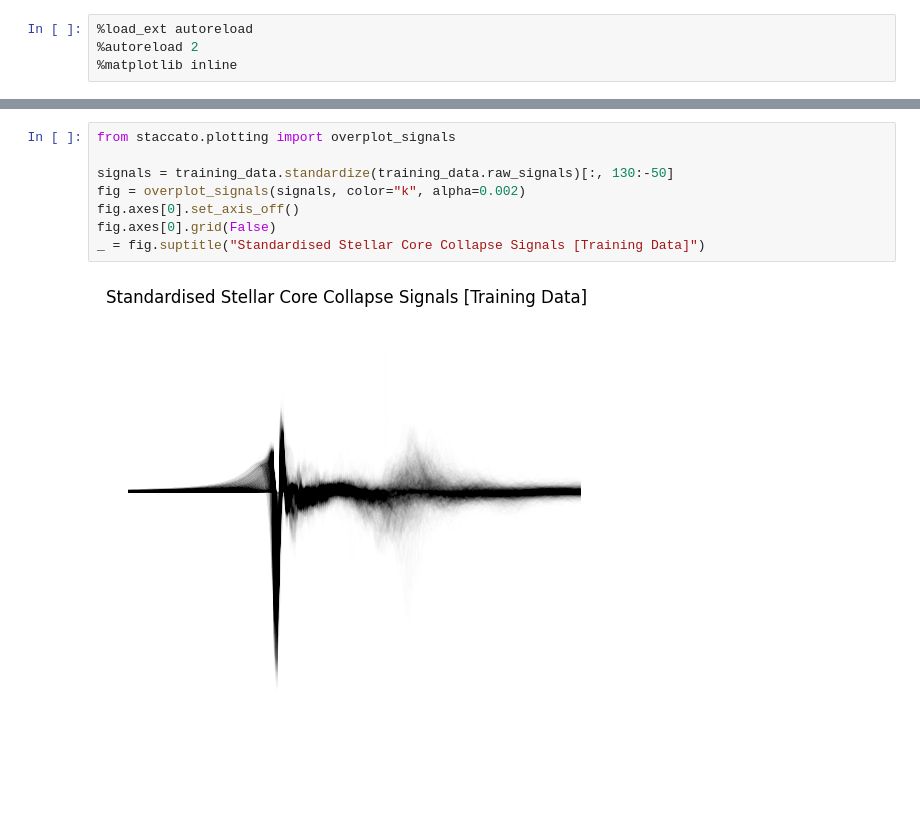
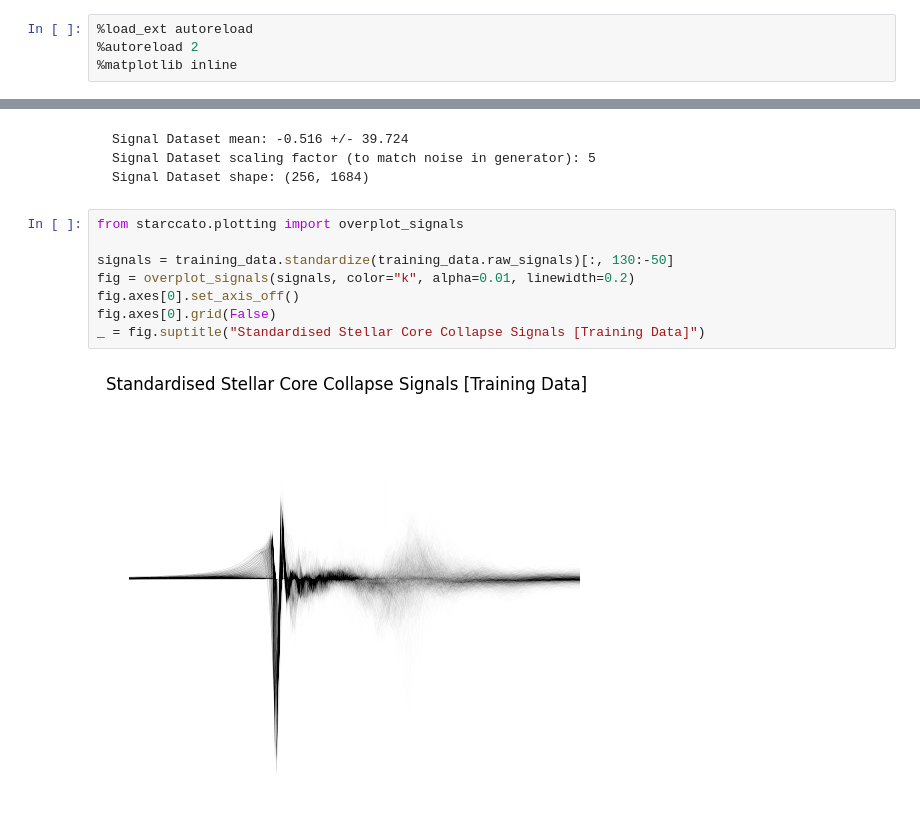
Before and after one commit to starccato/starccato, a Jupyter notebook: docs/training.ipynb, the cells around one changed output, grey strips where cells are left out. Cells and saved outputs as stored; diff of their text form; blank space fills up the shorter version.

````diff
--- a/docs/training.ipynb
+++ b/docs/training.ipynb
@@ -20,11 +21,17 @@ Signal Dataset shape: (256, 1684)
+# %% [markdown]
+```
+Signal Dataset mean: -0.516 +/- 39.724
+Signal Dataset scaling factor (to match noise in generator): 5
+Signal Dataset shape: (256, 1684)
+```
 # %%
-from staccato.plotting import overplot_signals
+from starccato.plotting import overplot_signals
 
 signals = training_data.standardize(training_data.raw_signals)[:, 130:-50]
-fig = overplot_signals(signals, color="k", alpha=0.002)
+fig = overplot_signals(signals, color="k", alpha=0.01, linewidth=0.2)
 fig.axes[0].set_axis_off()
 fig.axes[0].grid(False)
 _ = fig.suptitle("Standardised Stellar Core Collapse Signals [Training Data]")
 # %% [output]
-[figure, old version]
+[figure, new version]
 # %%
````
Also changed, not shown: parts of 8 cells of this notebook, 14 other files.
